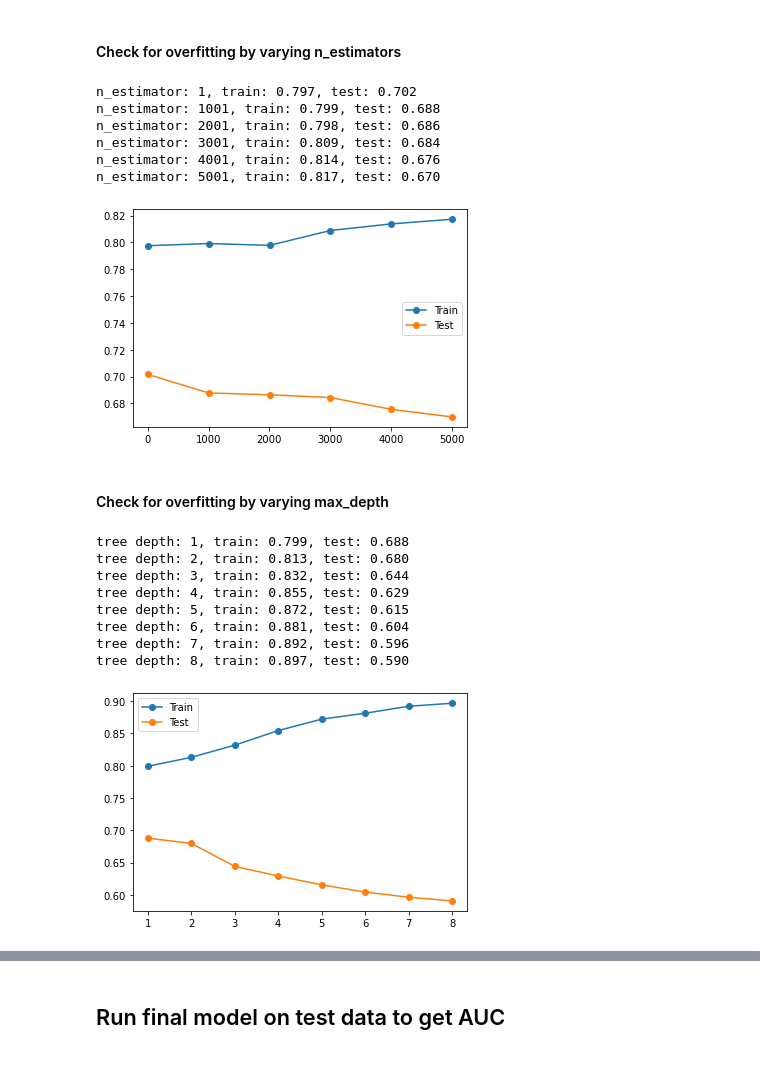
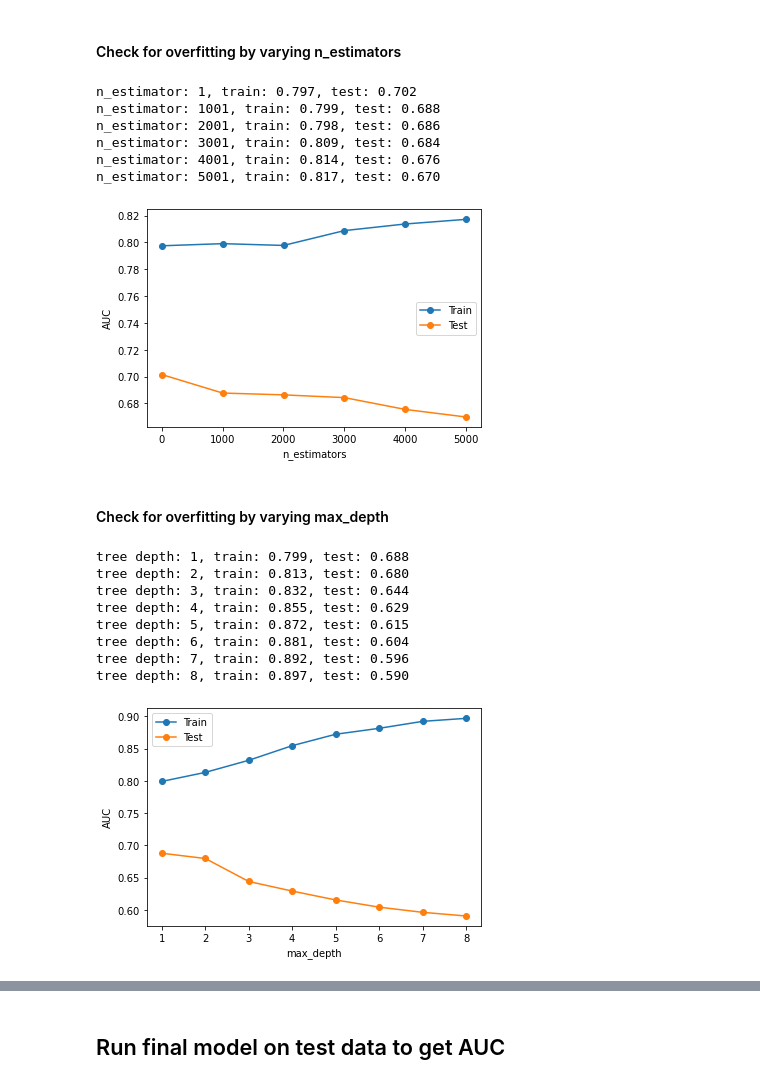
Before and after one commit to aojudo/seminar-marketing, a Jupyter notebook: boosted-trees.ipynb, the cells around one changed output, grey strips where cells are left out. Drawn from its saved outputs; the diff is of its cells as text; code cells hidden in the pictures.

```diff
--- a/boosted-trees.ipynb
+++ b/boosted-trees.ipynb
@@ -123,34 +124,36 @@ train_scores, test_scores = list(), list()
 
 # define the estimators to evaluate
 values = [i for i in range(1, 6001, 1000)]
 # evaluate a decision tree for estimator
 for i in values:
     # configure the model
     model = GradientBoostingClassifier(max_depth=maximumDepth, learning_rate = learningRate, n_estimators=i, random_state=23).fit(
         x_res, y_res)
     # evaluate on the train dataset
     schatting = model.predict(x_res)
     train_acc = roc_auc_score(y_res, schatting)
     train_scores.append(train_acc)
     # evaluate on the test dataset
     test_schatting = model.predict(test_features)
     test_acc = roc_auc_score(test_targets, test_schatting)
     test_scores.append(test_acc)
     # summarize progress
     print('n_estimator: %.0f, train: %.3f, test: %.3f' % (i, train_acc, test_acc))
 # plot of train and test scores vs n_estimator
 pyplot.plot(values, train_scores, '-o', label='Train')
 pyplot.plot(values, test_scores, '-o', label='Test')
+plt.ylabel('AUC')
+plt.xlabel('n_estimators')
 pyplot.legend()
 pyplot.show()
 # %% [output]
 n_estimator: 1, train: 0.797, test: 0.702
 n_estimator: 1001, train: 0.799, test: 0.688
 n_estimator: 2001, train: 0.798, test: 0.686
 n_estimator: 3001, train: 0.809, test: 0.684
 n_estimator: 4001, train: 0.814, test: 0.676
 n_estimator: 5001, train: 0.817, test: 0.670
-[figure, old version]
+[figure, new version]
 # %% [markdown]
 #### Check for overfitting by varying max_depth
 # %%
@@ -177,6 +180,8 @@ for i in values:
 # plot of train and test scores vs n_estimator
 pyplot.plot(values, train_scores, '-o', label='Train')
 pyplot.plot(values, test_scores, '-o', label='Test')
+plt.ylabel('AUC')
+plt.xlabel('max_depth')
 pyplot.legend()
 pyplot.show()
 # %% [output]
@@ -188,4 +193,4 @@ tree depth: 5, train: 0.872, test: 0.615
 tree depth: 6, train: 0.881, test: 0.604
 tree depth: 7, train: 0.892, test: 0.596
 tree depth: 8, train: 0.897, test: 0.590
-[figure, old version]
+[figure, new version]
```
Also changed, not shown: parts of 4 cells of this notebook, 1 other file.
